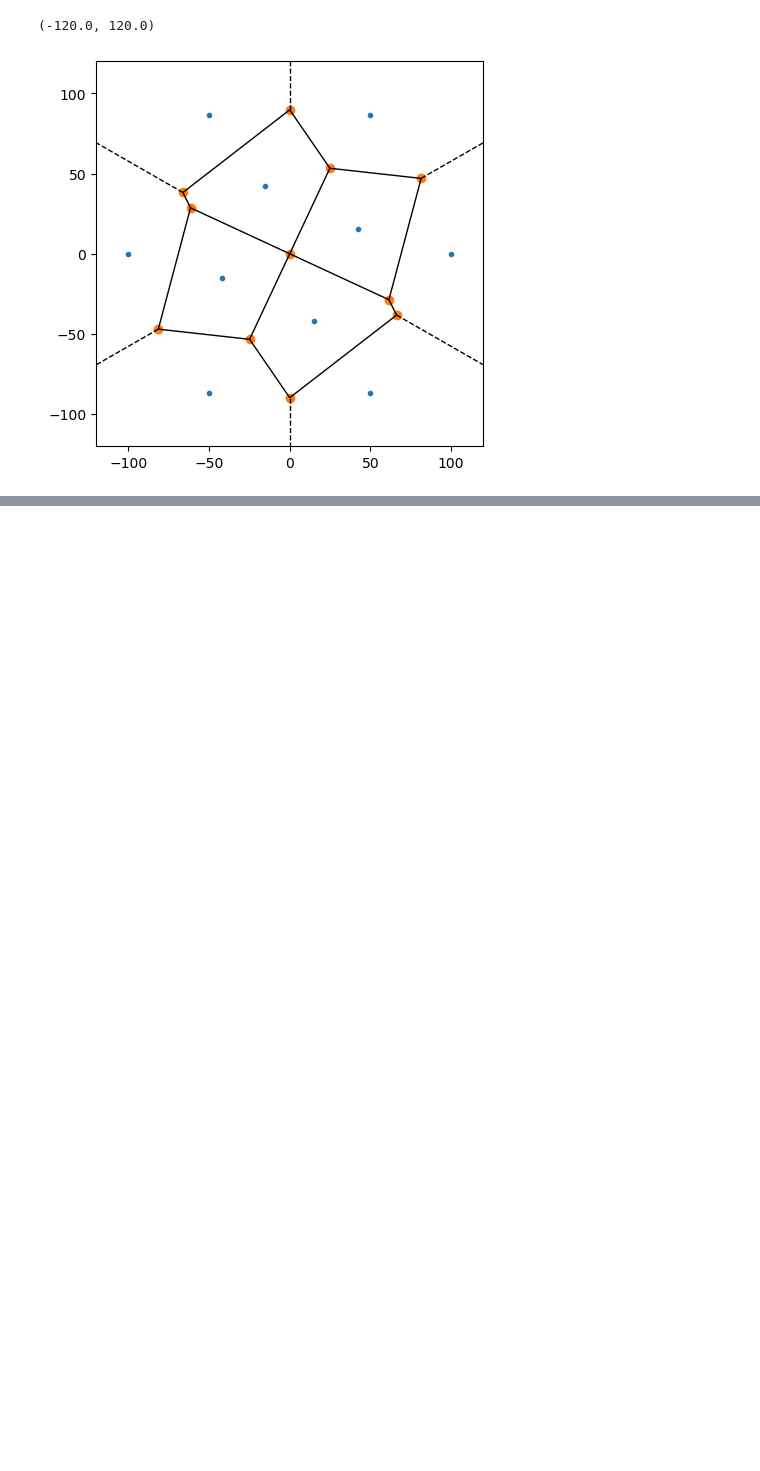
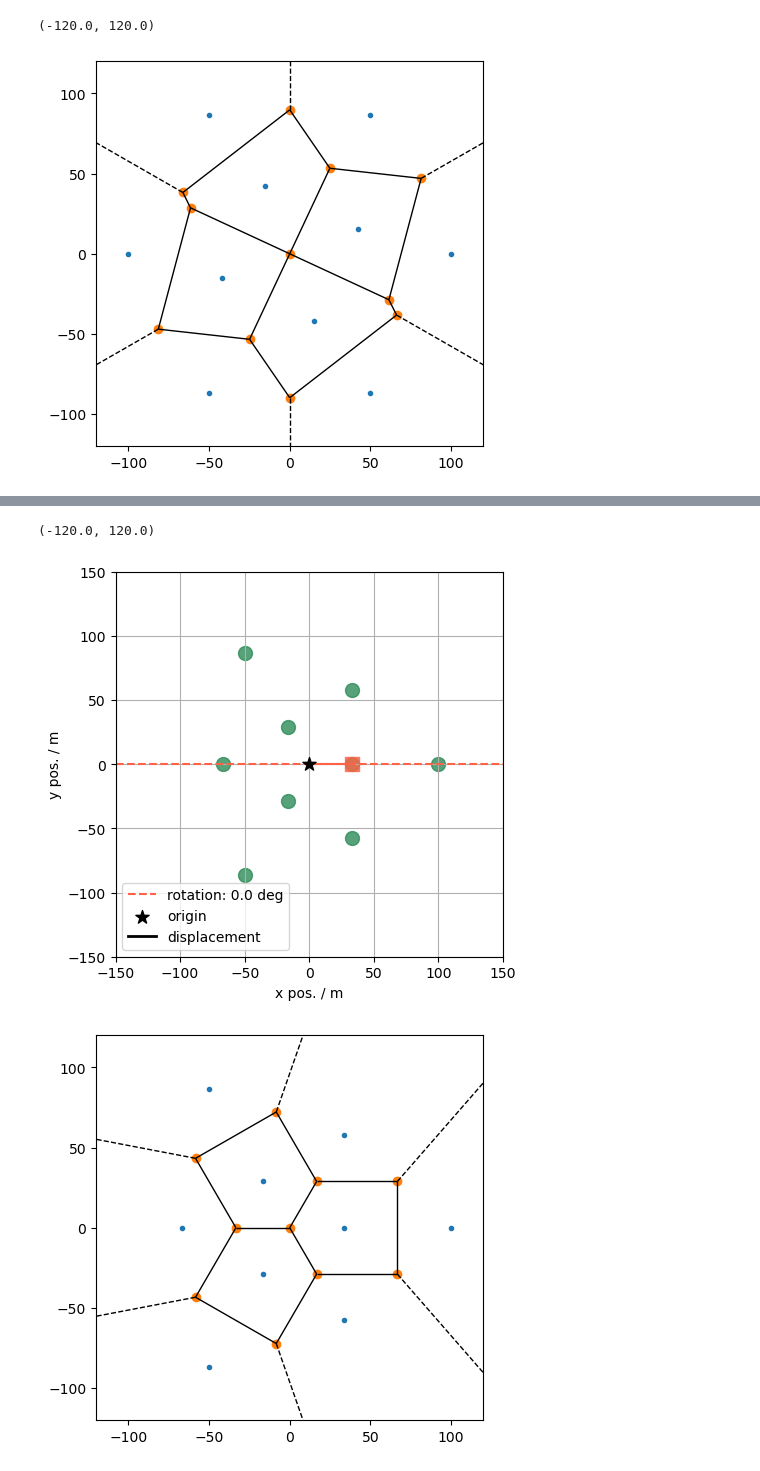
Before and after one commit to pone-software/geometry, a Jupyter notebook: ring_geometry.ipynb, the cells around one changed output, grey strips where cells are left out. Cells and saved outputs as stored; diff of their text form; code cells hidden in the pictures; blank space fills up the shorter version.

```diff
--- a/ring_geometry.ipynb
+++ b/ring_geometry.ipynb
@@ -77,0 +145,71 @@ plt.ylim(-lims, lims)
+# %%
+string_displacement = np.array([0, 0])  # displacement of center
+rotation_angle = np.deg2rad(0)  # rotation angle
+
+# set up the baseline geometry
+outer_scale = 100  # distance from center to outer strings
+rot_angle = np.deg2rad(60)  # rotation between the two shapes
+
+shape11 = outer_scale / 3 * geo.create_symmetry(3, starting_angle=0)
+shape1 = outer_scale * 2 / 3 * geo.create_symmetry(3, starting_angle=rot_angle * 1)
+shape2 = outer_scale * geo.create_symmetry(3, starting_angle=rot_angle * 2)
+# add up
+baseline_string_positions = np.concatenate([shape11, shape1, shape2])
+
+string_positions = geo.apply_transformations(
+    baseline_string_positions, string_displacement, rotation_angle
+)
+
+# visualization
+size = 100
+color = "seagreen"
+ref_color = "tomato"
+plt.figure(figsize=(5, 5))
+plt.scatter(string_positions[:, 0], string_positions[:, 1], s=size, c=color, alpha=0.8)
+# ref string to visualize rotation:
+plt.scatter(
+    string_positions[0, 0],
+    string_positions[0, 1],
+    s=size,
+    marker="s",
+    c=ref_color,
+    alpha=0.8,
+)
+# visualize rotation
+plt.axhline(string_displacement[1], color=ref_color, ls="--")
+plt.plot(
+    [string_displacement[0], string_positions[0, 0]],
+    [string_displacement[1], string_positions[0, 1]],
+    color=ref_color,
+    ls="--",
+    label=f"rotation: {np.rad2deg(rotation_angle):1.1f} deg",
+)
+# visualize displacement of central string:
+dis_color = "k"
+plt.scatter(0, 0, marker="*", s=size, color=dis_color, label="origin", zorder=10)
+plt.plot(
+    [0, string_displacement[0]],
+    [0, string_displacement[1]],
+    lw=2,
+    label="displacement",
+    color=dis_color,
+)
+plt.grid()
+plt.xlabel("x pos. / m")
+plt.ylabel("y pos. / m")
+plt.legend(loc=3)
+
+lims = 150
+plt.xlim(-lims, lims)
+plt.ylim(-lims, lims)
+
+vr = Voronoi(baseline_string_positions)
+f, ax = plt.subplots(figsize=(5, 5))
+f = voronoi_plot_2d(vr, ax=ax)
+lims = 120
+plt.xlim(-lims, lims)
+plt.ylim(-lims, lims)
+# %% [output]
+(-120.0, 120.0)
+[figure, added]
+[figure, added]
```
Also changed, not shown: parts of 1 cell of this notebook.
